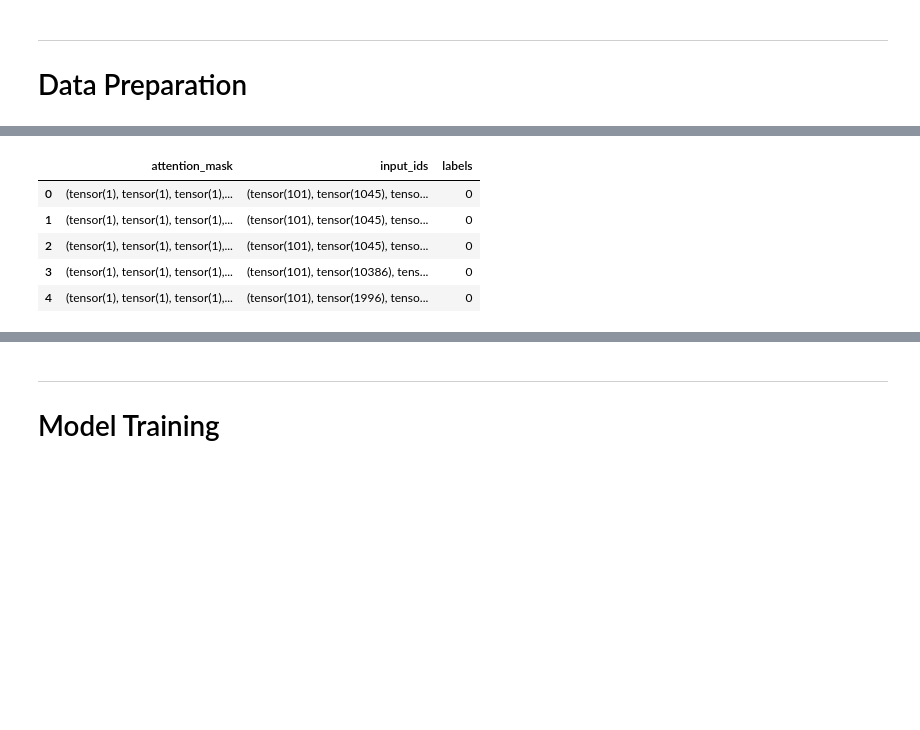
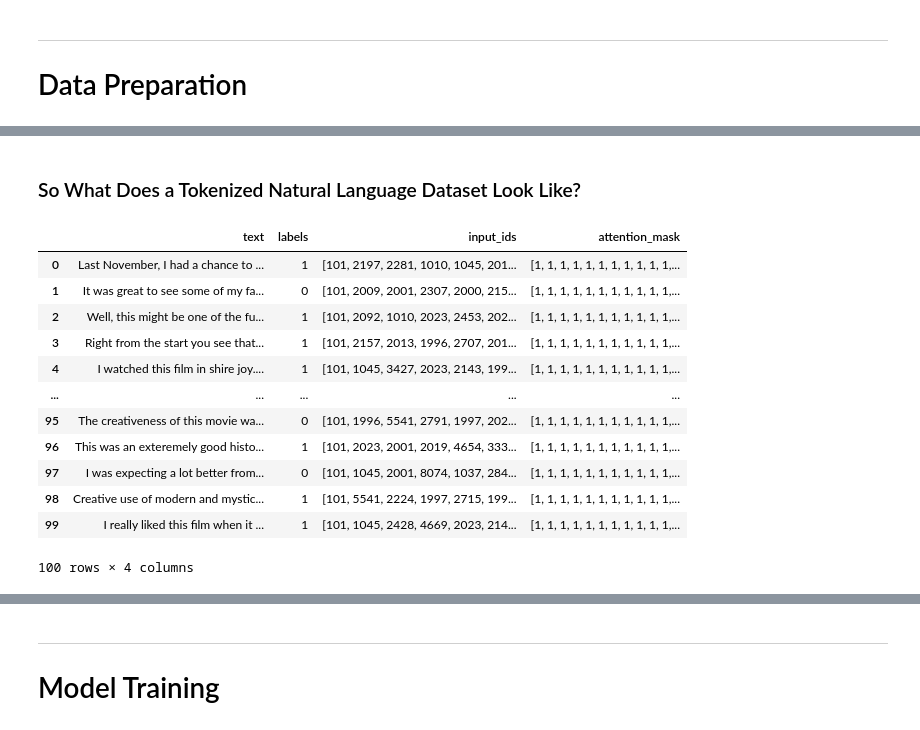
Before and after one commit to shankben/sagemaker-demo, a Jupyter notebook: imdb-huggingface.ipynb, the cells around one changed output, grey strips where cells are left out. Drawn from its saved outputs; the diff is of its cells as text; code cells hidden in the pictures; blank space fills up the shorter version.

```diff
--- a/imdb-huggingface.ipynb
+++ b/imdb-huggingface.ipynb
@@ -94,8 +124,11 @@ train_dataset, test_dataset = datasets.load_dataset(
 # %%
-datasets.logging.set_verbosity_error()
+%%time
 
-tokenize = lambda batch: tokenizer(batch["text"], padding = "max_length", truncation = True)
-# test_ds = test_dataset.shuffle().select(range(10000))
+tokenize = lambda batch: tokenizer(
+    batch["text"],
+    padding = "max_length",
+    truncation = "longest_first"
+)
 
 train_ds = train_dataset.shuffle().map(tokenize)
 test_ds = test_dataset.shuffle().map(tokenize)
@@ -112,9 +148,18 @@ test_ds.set_format("torch", columns = columns)
-# %%
-pandas.DataFrame(train_ds[0:5])
-# %% [output]
-|  | attention_mask | input_ids | labels |
-| 0 | (tensor(1), tensor(1), tensor(1),... | (tensor(101), tensor(1045), tenso... | 0 |
-| 1 | (tensor(1), tensor(1), tensor(1),... | (tensor(101), tensor(1045), tenso... | 0 |
-| 2 | (tensor(1), tensor(1), tensor(1),... | (tensor(101), tensor(1045), tenso... | 0 |
-| 3 | (tensor(1), tensor(1), tensor(1),... | (tensor(101), tensor(10386), tens... | 0 |
-| 4 | (tensor(1), tensor(1), tensor(1),... | (tensor(101), tensor(1996), tenso... | 0 |
+# %% [markdown]
+### So What Does a Tokenized Natural Language Dataset Look Like?
+# %%
+train_ds.to_pandas().head(100)[["text", "labels", "input_ids", "attention_mask"]]
+# %% [output]
+|  | text | labels | input_ids | attention_mask |
+| 0 | Last November, I had a chance to ... | 1 | [101, 2197, 2281, 1010, 1045, 201... | [1, 1, 1, 1, 1, 1, 1, 1, 1, 1, 1,... |
+| 1 | It was great to see some of my fa... | 0 | [101, 2009, 2001, 2307, 2000, 215... | [1, 1, 1, 1, 1, 1, 1, 1, 1, 1, 1,... |
+| 2 | Well, this might be one of the fu... | 1 | [101, 2092, 1010, 2023, 2453, 202... | [1, 1, 1, 1, 1, 1, 1, 1, 1, 1, 1,... |
+| 3 | Right from the start you see that... | 1 | [101, 2157, 2013, 1996, 2707, 201... | [1, 1, 1, 1, 1, 1, 1, 1, 1, 1, 1,... |
+| 4 | I watched this film in shire joy.... | 1 | [101, 1045, 3427, 2023, 2143, 199... | [1, 1, 1, 1, 1, 1, 1, 1, 1, 1, 1,... |
+| ... | ... | ... | ... | ... |
+| 95 | The creativeness of this movie wa... | 0 | [101, 1996, 5541, 2791, 1997, 202... | [1, 1, 1, 1, 1, 1, 1, 1, 1, 1, 1,... |
+| 96 | This was an exteremely good histo... | 1 | [101, 2023, 2001, 2019, 4654, 333... | [1, 1, 1, 1, 1, 1, 1, 1, 1, 1, 1,... |
+| 97 | I was expecting a lot better from... | 0 | [101, 1045, 2001, 8074, 1037, 284... | [1, 1, 1, 1, 1, 1, 1, 1, 1, 1, 1,... |
+| 98 | Creative use of modern and mystic... | 1 | [101, 5541, 2224, 1997, 2715, 199... | [1, 1, 1, 1, 1, 1, 1, 1, 1, 1, 1,... |
+| 99 | I really liked this film when it ... | 1 | [101, 1045, 2428, 4669, 2023, 214... | [1, 1, 1, 1, 1, 1, 1, 1, 1, 1, 1,... |
+100 rows × 4 columns
```
Also changed, not shown: parts of 26 cells of this notebook, 5 other files.
